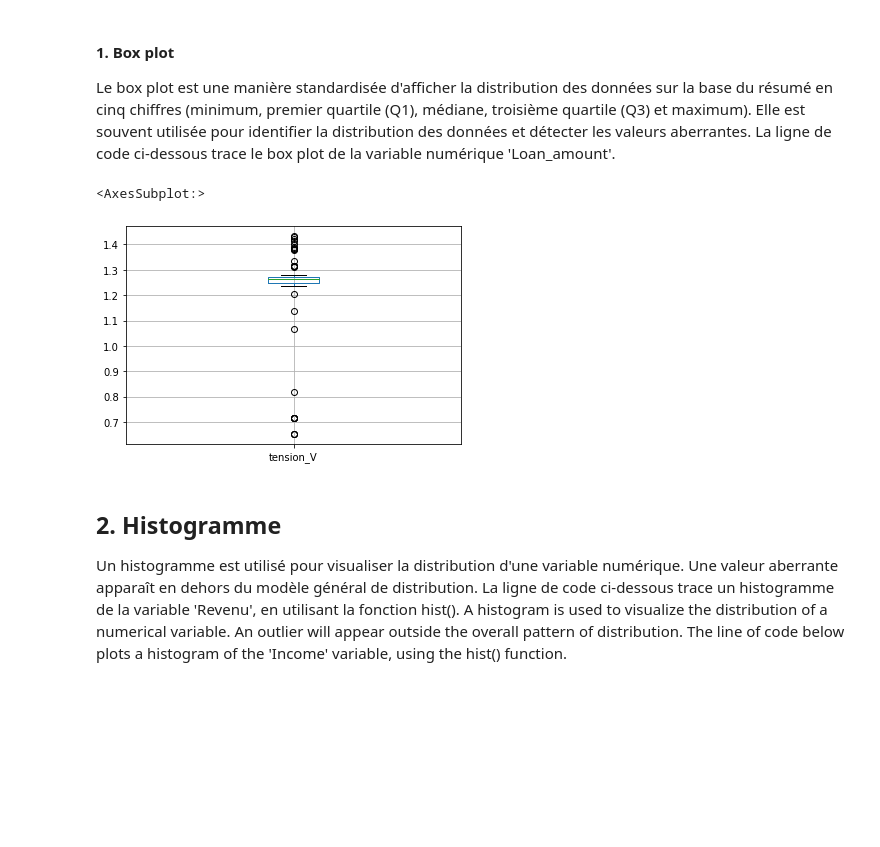
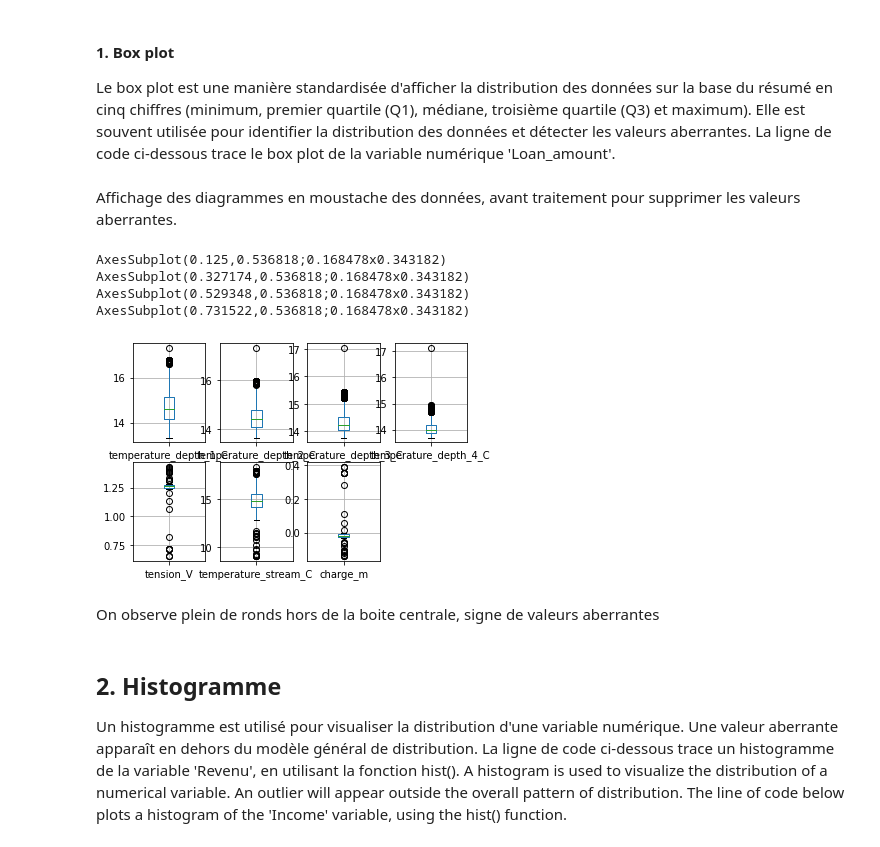
Before and after one commit to ameliemelorene/MOLONARI_1D_RESOURCES, a Jupyter notebook: Students/BONIN-IMPEROR.ipynb, the cells around one changed output. Saved outputs shown, nothing was run; the diff lists cells and outputs as text; code cells hidden in the pictures; blank space fills up the shorter version.

```diff
--- a/Students/BONIN-IMPEROR.ipynb
+++ b/Students/BONIN-IMPEROR.ipynb
@@ -295,11 +225,28 @@ capteur_ZH.describe()
 #### 1. Box plot
 
 Le box plot est une manière standardisée d'afficher la distribution des données sur la base du résumé en cinq chiffres (minimum, premier quartile (Q1), médiane, troisième quartile (Q3) et maximum). Elle est souvent utilisée pour identifier la distribution des données et détecter les valeurs aberrantes. La ligne de code ci-dessous trace le box plot de la variable numérique 'Loan_amount'.
-# %%
-capteur_riviere.boxplot(['tension_V'])#on peut tracer ainsi toutes les boites pour les deux tableaux
-# %% [output]
-<AxesSubplot:>
-[figure, removed]
+# %% [markdown]
+Affichage des diagrammes en moustache des données, avant traitement pour supprimer les valeurs aberrantes.
+# %%
+#capteur_riviere.boxplot(['tension_V'])#on peut tracer ainsi toutes les boites pour les deux tableaux
+a=245
+b=241
+for name in liste_titre_riviere :
+    plt.subplot(a)
+    a+=1
+    capteur_riviere.boxplot([name])
+for name in liste_titre_ZH :
+    plt.subplot(b)
+    b+=1
+    print(capteur_ZH.boxplot([name]))
+# %% [output]
+AxesSubplot(0.125,0.536818;0.168478x0.343182)
+AxesSubplot(0.327174,0.536818;0.168478x0.343182)
+AxesSubplot(0.529348,0.536818;0.168478x0.343182)
+AxesSubplot(0.731522,0.536818;0.168478x0.343182)
+[figure, added]
+# %% [markdown]
+On observe plein de ronds hors de la boite centrale, signe de valeurs aberrantes
 # %% [markdown]
 ## 2. Histogramme
 
```
Also changed, not shown: parts of 40 cells of this notebook.
